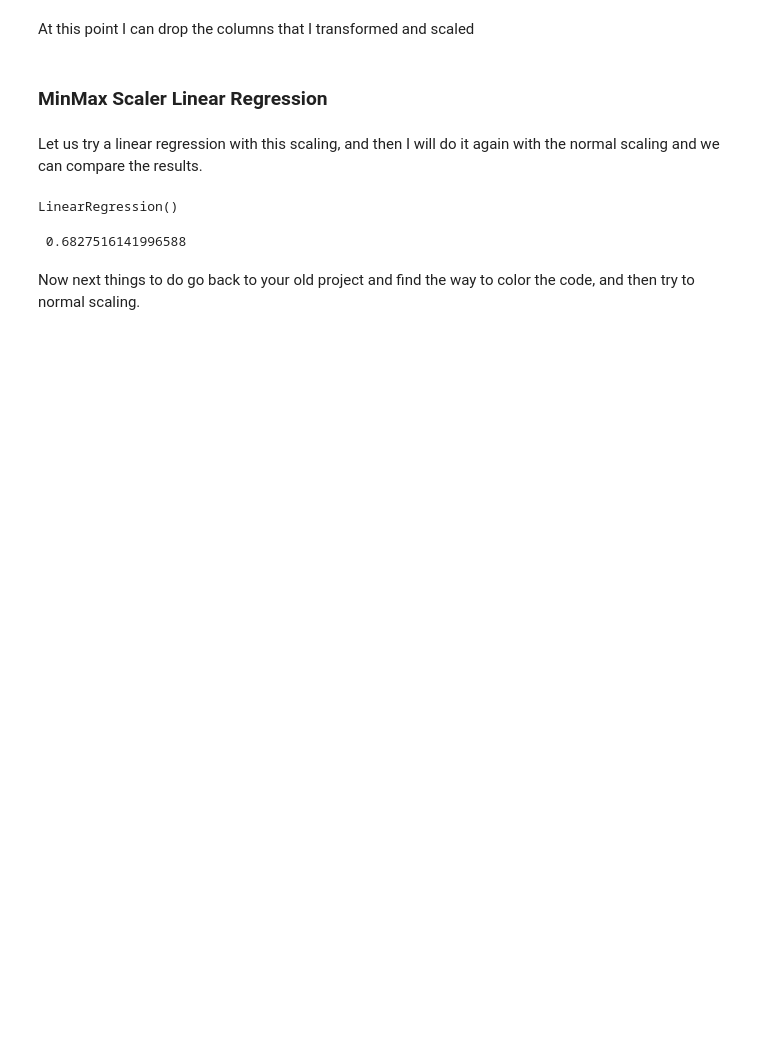
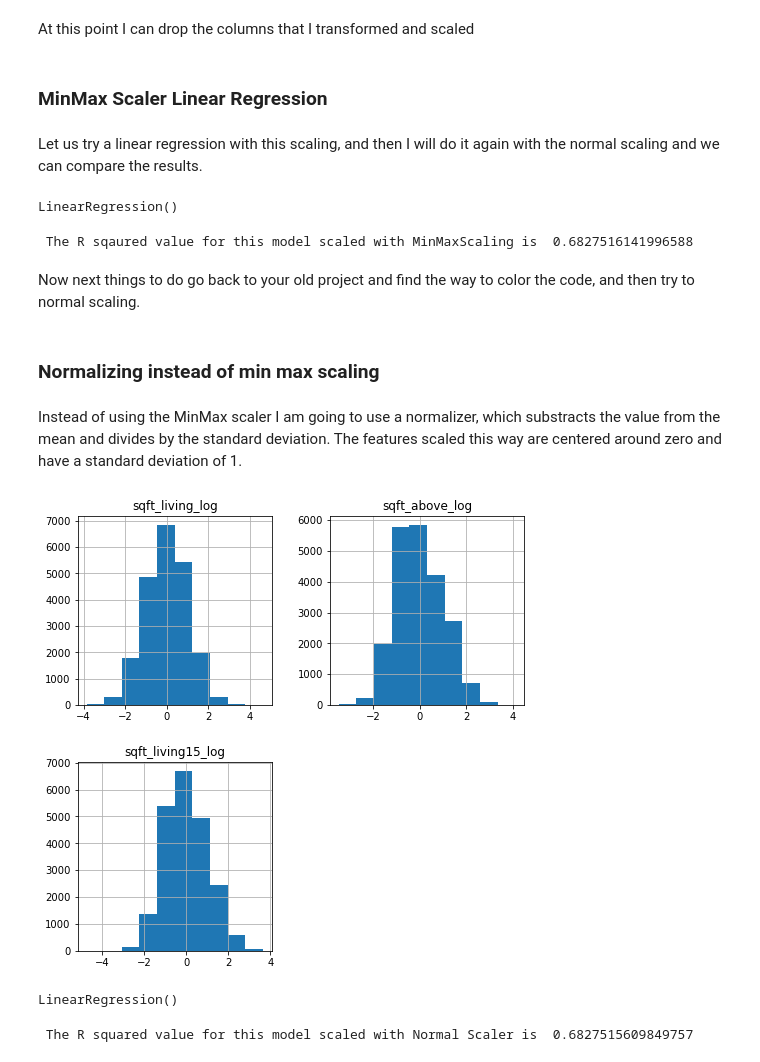
Before and after one commit to MNLKuzmin/dsc-phase-2-project-v2-3, a Jupyter notebook: student.ipynb, the cells around one changed output. Cells and saved outputs as stored; diff of their text form; code cells hidden in the pictures; blank space fills up the shorter version.

Commit message:
step 5 normalized and ran linear regression

```diff
--- a/student.ipynb
+++ b/student.ipynb
@@ -779,3 +760,32 @@ norm_df = norm_df.dropna() # I checked and the NA values are only 3, I'll get ri
 ### MinMax Scaler Linear Regression
 # %% [markdown]
 Let us try a linear regression with this scaling, and then I will do it again with the normal scaling and we can compare the results.
+# %%
+y=mmscaled_df['price']
+X=mmscaled_df.drop(['price', 'date', 'view', 'waterfront', 'yr_renovated'], axis=1)
+
+linreg= LinearRegression()
+linreg.fit(X,y)
+# %% [output]
+LinearRegression()
+# %%
+R2=metrics.r2_score(y,linreg.predict(X))
+print(f"{Fore.CYAN} The R squared value for this model scaled with MinMaxScaling is {Style.RESET_ALL}", R2)
+# %% [output]
+ The R sqaured value for this model scaled with MinMaxScaling is  0.6827516141996588
+# %% [markdown]
+Now next things to do go back to your old project and find the way to color the code, and then try to normal scaling.
+# %% [markdown]
+### Normalizing instead of min max scaling
+# %% [markdown]
+Instead of using the MinMax scaler I am going to use a normalizer, which substracts the value from the mean and divides by the standard deviation.
+The features scaled this way are centered around zero and have a standard deviation of 1.
+# %%
+### Before this block, write out the formula, in formula format, of the normal scaler
+def normalize(feature):
+    return (feature - feature.mean()) / feature.std()
+
+data_cont_norm = df_log.apply(normalize)
+data_cont_norm.hist(figsize  = [8, 8]);
+# %% [output]
+[figure, added]
@@ -789,8 +804,6 @@ linreg.fit(X,y)
 LinearRegression()
 # %%
 R2=metrics.r2_score(y,linreg.predict(X))
-print('', R2) #NOT TRANSFORMED AT ALL
+print(f"{Fore.MAGENTA} The R squared value for this model scaled with Normal Scaler is {Style.RESET_ALL}", R2)
 # %% [output]
- 0.6827516141996588
+ The R squared value for this model scaled with Normal Scaler is  0.6827515609849757
-# %% [markdown]
-Now next things to do go back to your old project and find the way to color the code, and then try to normal scaling.
```
Also changed, not shown: parts of 31 cells of this notebook.
